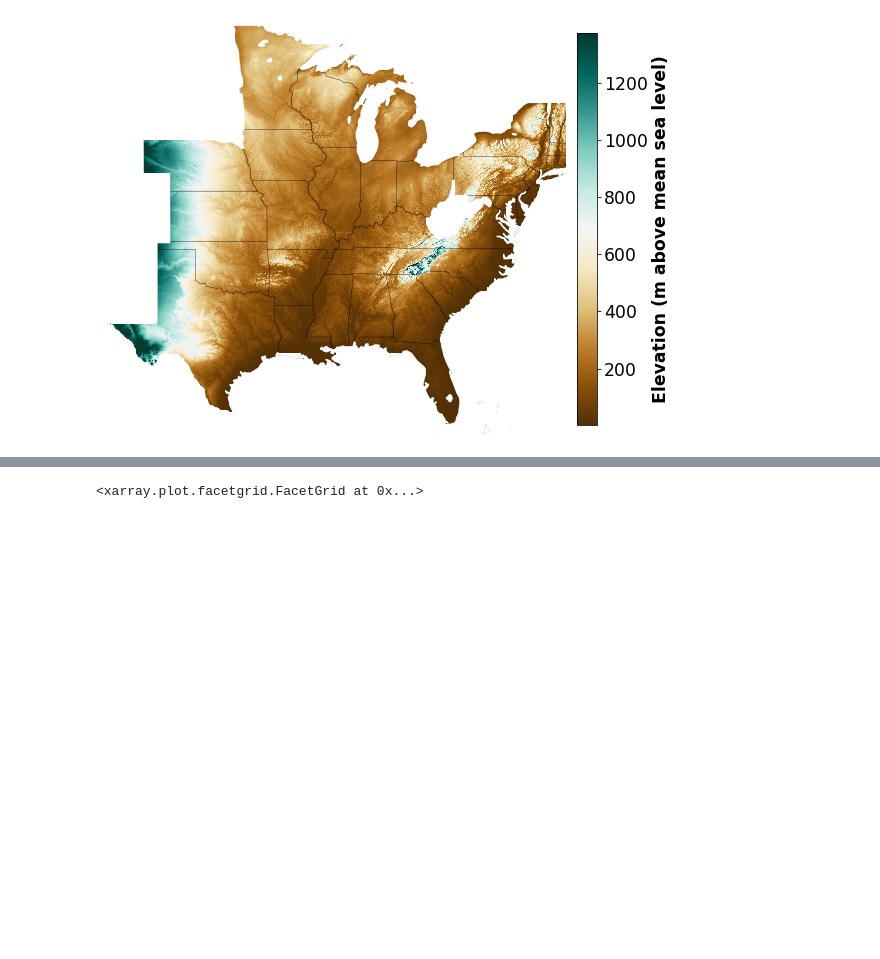
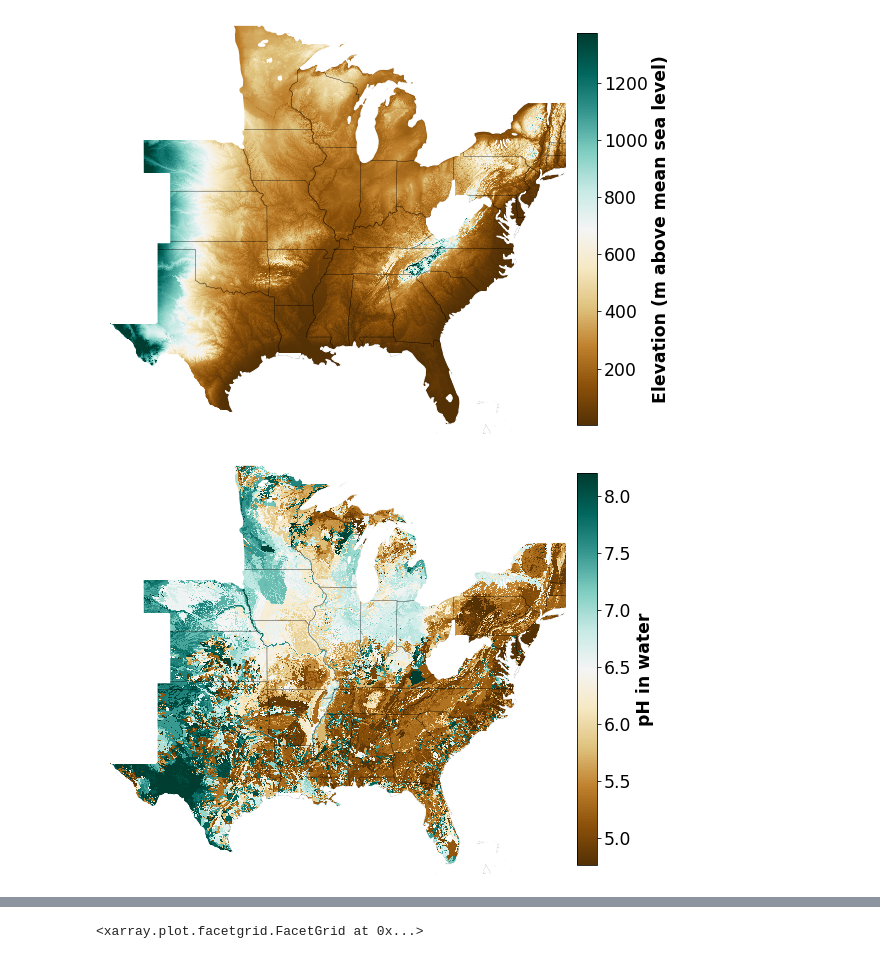
Before and after one commit to JJguri/Mapping-tools, a Jupyter notebook: SoilDataExploration.ipynb, the cells around one changed output, grey strips where cells are left out. Saved outputs shown, nothing was run; the diff lists cells and outputs as text; code cells hidden in the pictures; blank space fills up the shorter version.

```diff
--- a/SoilDataExploration.ipynb
+++ b/SoilDataExploration.ipynb
@@ -149,6 +150,86 @@ ax.outline_patch.set_visible(False)
 #plt.savefig(r'C:\Users\uqjojeda\Nextcloud\PURTERRA-A0131\2020\paper\figs\elevation.png', dpi=600, bbox_inches='tight', pad_inches=0)
 # %% [output]
 [figure]
+# %%
+fig, ax = plt.subplots(1, 1, subplot_kw=dict(projection=ccrs.Mercator(central_longitude=-95)),figsize=(10,8))
+
+p=soil.slhw.mean(dim=('depth'), skipna=True).plot(x='lon', y='lat', transform=ccrs.PlateCarree(central_longitude=0),
+robust=True, cmap=mpl.cm.BrBG, add_colorbar=False, zorder=1)
+
+def area(ax, iso, clr) :
+    shp = shpreader.natural_earth(resolution='10m',category='cultural',name='admin_0_countries')
+    reader = shpreader.Reader(shp)
+    for n in reader.records() :
+        if n.attributes['ADM0_A3'] == iso:
+            ax.add_geometries(n.geometry, ccrs.PlateCarree(), facecolor=clr,
+                              alpha = 1.00, linewidth =3, edgecolor = "white",
+                              label=n.attributes['ADM0_A3'])
+    return ax
+
+iso3 = ['CAN', 'MEX']
+
+def area2(ax, iso, clr, z) :
+
+    shp = shpreader.natural_earth(resolution='110m',category='cultural', name='admin_1_states_provinces_lakes_shp')
+    reader = shpreader.Reader(shp)
+    for n in reader.records() :
+        if n.attributes['postal'] == iso:
+            try:
+                ax.add_geometries(n.geometry, ccrs.PlateCarree(), facecolor=clr, zorder=z,
+                                  alpha = 1.00, linewidth =2, edgecolor = "white",
+                                  label=n.attributes['postal'])
+            except Exception as e:
+                #print(e)
+                import shapely.wkt as wkt
+                from shapely.geometry import MultiPolygon
+                list_str_polygons = [str(n.geometry)]
+                c = MultiPolygon(map(wkt.loads, list_str_polygons))
+                ax.add_geometries(c, ccrs.PlateCarree(), facecolor=clr,
+                                  alpha = 1.00, linewidth =2, edgecolor = "white",
+                                  label=n.attributes['postal'])
+    return ax
+
+iso4 = ['NM','CO','WY','ND','SD', 'WV', 'MT']
+
+gl=ax.gridlines(crs=ccrs.PlateCarree(), linewidth=0.01, color='w', alpha=0, linestyle='-',
+                draw_labels=False,dms=True, x_inline=False, y_inline=False)
+#ax.coastlines(color='k',linewidth=0.3, zorder=4)
+ax.add_feature(cfeature.COASTLINE, edgecolor = "grey", linewidth=1)
+ax.add_feature(cfeature.STATES, edgecolor = "k", linewidth=0.2, zorder=1)
+ax.add_feature(cfeature.OCEAN, color='white', zorder=2)
+ax.add_feature(cfeature.LAKES, color='white', zorder=1.5)
+ax.add_feature(cfeature.BORDERS, edgecolor = "grey", color='grey', linewidth=1)
+ax.set_extent([-107, -72, 24.5, 49], crs=ccrs.PlateCarree())
+gl.xlabels_top = False
+gl.ylabels_right = False
+
+gl.xlocator = mticker.FixedLocator([-100, -90, -80])
+gl.ylocator = mticker.FixedLocator([30, 35,40, 45])
+gl.xformatter = LONGITUDE_FORMATTER
+gl.yformatter = LATITUDE_FORMATTER
+gl.xlabel_style = {'size': 10, 'color': 'k'}
+gl.ylabel_style = {'size': 10, 'color': 'k'}
+
+for value in iso4 :
+    area2(ax, value, "white", 4)
+
+area2(ax, value, "white", 4)
+
+for value in iso3 :
+    area(ax, value, "white")
+
+area(ax, value, "white")
+
+#Colorbar attributes
+cb = plt.colorbar(p, orientation="vertical", pad=0.02, shrink=0.9)
+cb.set_label(label='pH in water', size='xx-large', weight='bold')
+cb.ax.tick_params(labelsize='xx-large')
+
+ax.outline_patch.set_visible(False)
+
+plt.savefig(r'C:\Users\uqjojeda\Nextcloud\PURTERRA-A0131\2020\paper\figs\ph.png', dpi=600, bbox_inches='tight', pad_inches=0)
+# %% [output]
+[figure, added]
 # %%
 fig, ax = plt.subplots(1, 1, subplot_kw=dict(projection=ccrs.Mercator(central_longitude=-95)),figsize=(10,8))
 
```
Also changed, not shown: parts of 5 cells of this notebook.
